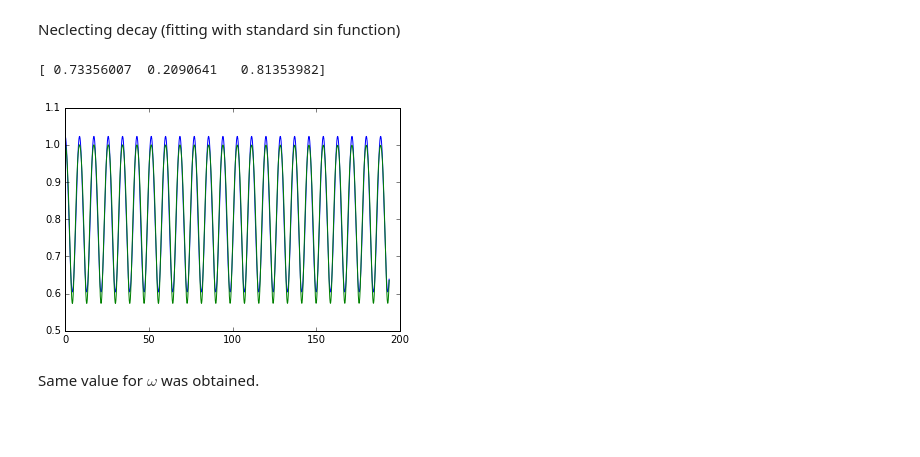
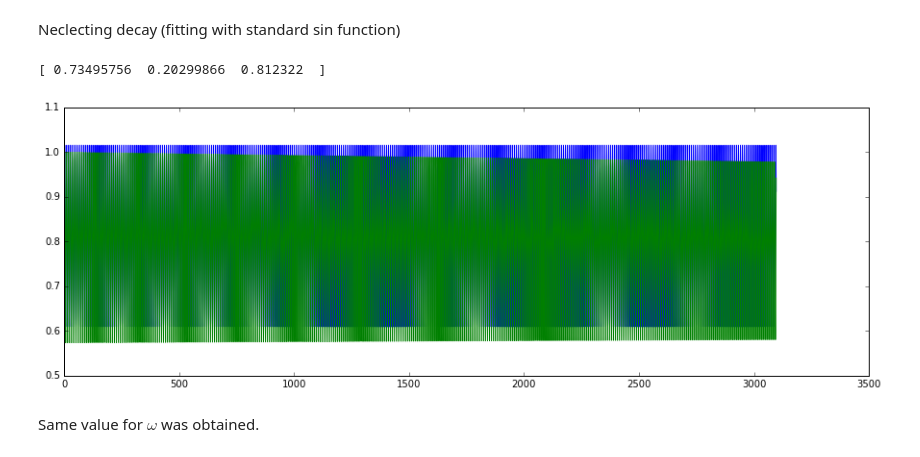
Before and after one commit to fbonafe/ipnbs, a Jupyter notebook: vib_freq_H2.ipynb, the cells around one changed output. Drawn from its saved outputs; the diff is of its cells as text; code cells hidden in the pictures; blank space fills up the shorter version.

```diff
--- a/vib_freq_H2.ipynb
+++ b/vib_freq_H2.ipynb
@@ -10,9 +10,15 @@ def getdist(file):
     dhh = []
     for i in range(len(md)):
         if 'MD' in md[i]:
-            x1 = md[i+1].strip().split()[1]
-            x2 = md[i+2].strip().split()[1]
-            dhh.append(float(x2)-float(x1))
+            x1 = float(md[i+1].strip().split()[1])
+            y1 = float(md[i+1].strip().split()[2])
+            z1 = float(md[i+1].strip().split()[3])
+
+            x2 = float(md[i+2].strip().split()[1])
+            y2 = float(md[i+2].strip().split()[2])
+            z2 = float(md[i+2].strip().split()[3])
+            d = np.sqrt((x1-x2)**2+(y1-y2)**2+(z1-z2)**2)
+            dhh.append(d)
     return np.array(dhh)
 # %% [markdown]
 Calculate the frecuency of vibration of H2 starting from a nuclear distance of 1 A (equilibrium distance is 0.68 A).
@@ -30,6 +39,6 @@ plt.plot(time_bo,dhh_bomd)
 # %% [markdown]
 Calculate the frequency from time dependant propagation of both ions and electrons. In this case we have 'turned off' the contribution of the nucleii velocities in the update of the density matriz.
 # %%
-os.chdir('/home/fbonafe/dftb+/src/prg_dftb/test_dyn/comp_with_md')
+os.chdir('/home/fbonafe/dftb+/src/prg_dftb/test_dyn')
 dhh_elec = getdist('tdcoords.xyz')
-time_el = np.linspace(0,8000,40001) * 0.024189
+time_el = np.linspace(0,128000,32001) * 0.024189
@@ -94,7 +121,7 @@ The best fit is achieved with $\omega = 0.73356 \mathrm{fs}^{-1}$ and $t_d = 1.5
 # %% [markdown]
 Neclecting decay (fitting with standard sin function)
 # %%
-pel_opt, pel_cov = curve_fit(osc, time_el, dhh_elec, p0=[0.73, 0.20, 0.816])
+pel_opt, pel_cov = curve_fit(osc, time_el[0:8000], dhh_elec[0:8000], p0=[0.7349, 0.206811, 0.8123193])
 # %%
 omega_el = pel_opt[0]
 amp_el = pel_opt[1]
@@ -102,10 +129,12 @@ amp_el = pel_opt[1]
 d0_el = pel_opt[2]
 dhh_el2_fit = osc(time_el,omega_el,amp_el,d0_el)
 # %%
+plt.figure(figsize=(15,5))
 plt.plot(time_el,dhh_el2_fit,time_el,dhh_elec)
+#plt.xlim(0.,100.)
 print(pel_opt)
 # %% [output]
-[ 0.73356007  0.2090641   0.81353982]
+[ 0.73495756  0.20299866  0.812322  ]
-[figure, old version]
+[figure, new version]
 # %% [markdown]
 Same value for $\omega$ was obtained.
```
Also changed, not shown: parts of 20 cells of this notebook.
